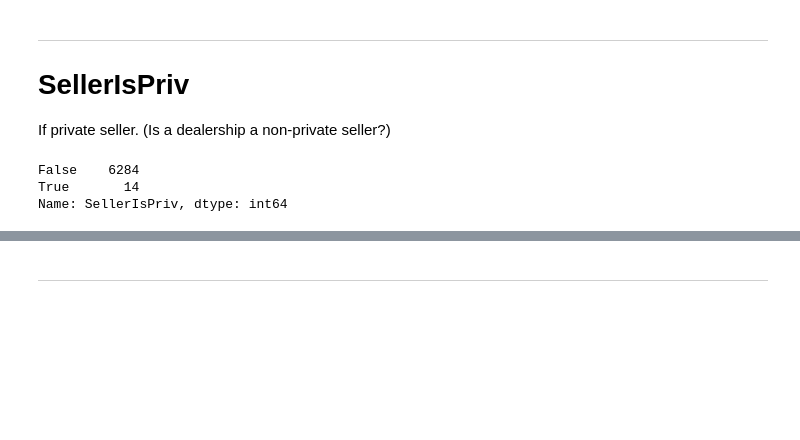
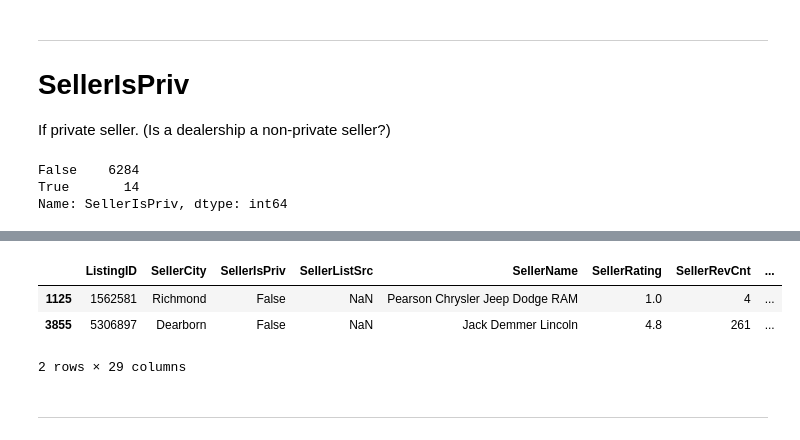
Before and after one commit to dtersegno/boeingds, a Jupyter notebook: notebooks/1_EDA.ipynb, the cells around one changed output, grey strips where cells are left out. Drawn from its saved outputs; the diff is of its cells as text; code cells hidden in the pictures; blank space fills up the shorter version.

```diff
--- a/notebooks/1_EDA.ipynb
+++ b/notebooks/1_EDA.ipynb
@@ -100,3 +138,11 @@ Name: SellerIsPriv, dtype: int64
+# %%
+#two listings are NaN.
+traindf.loc[traindf['SellerListSrc'].isna()]
+# %% [output]
+|  | ListingID | SellerCity | SellerIsPriv | SellerListSrc | SellerName | SellerRating | SellerRevCnt | ... |
+| 1125 | 1562581 | Richmond | False | NaN | Pearson Chrysler Jeep Dodge RAM | 1.0 | 4 | ... |
+| 3855 | 5306897 | Dearborn | False | NaN | Jack Demmer Lincoln | 4.8 | 261 | ... |
+2 rows × 29 columns
 # %% [markdown]
 ---
 # %%
```
Also changed, not shown: parts of 5 cells of this notebook.
